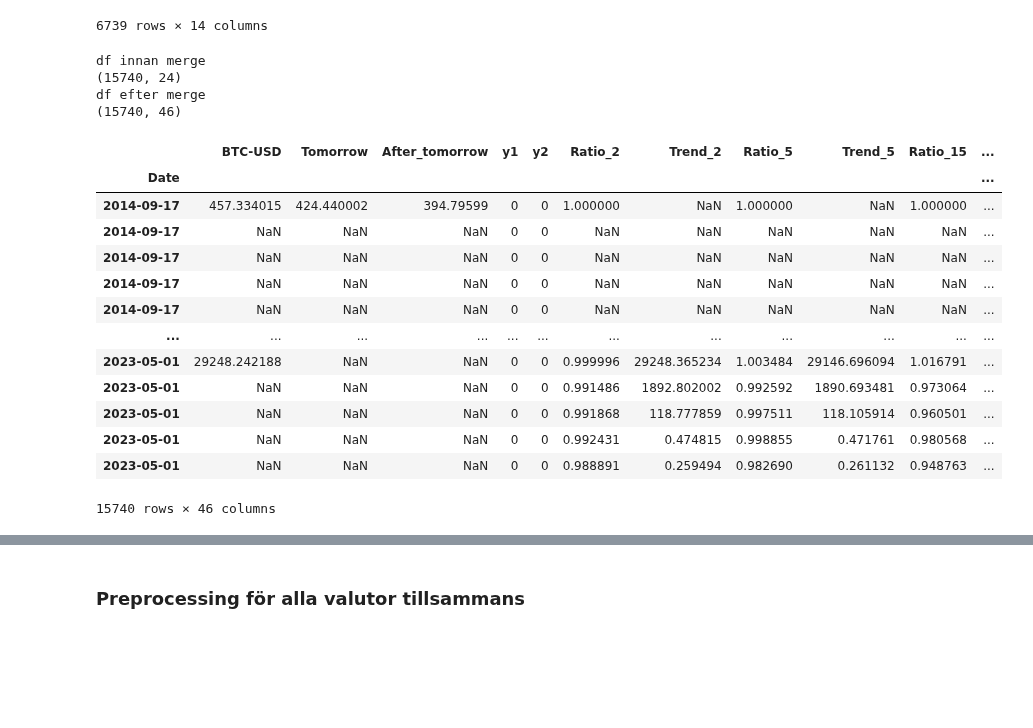
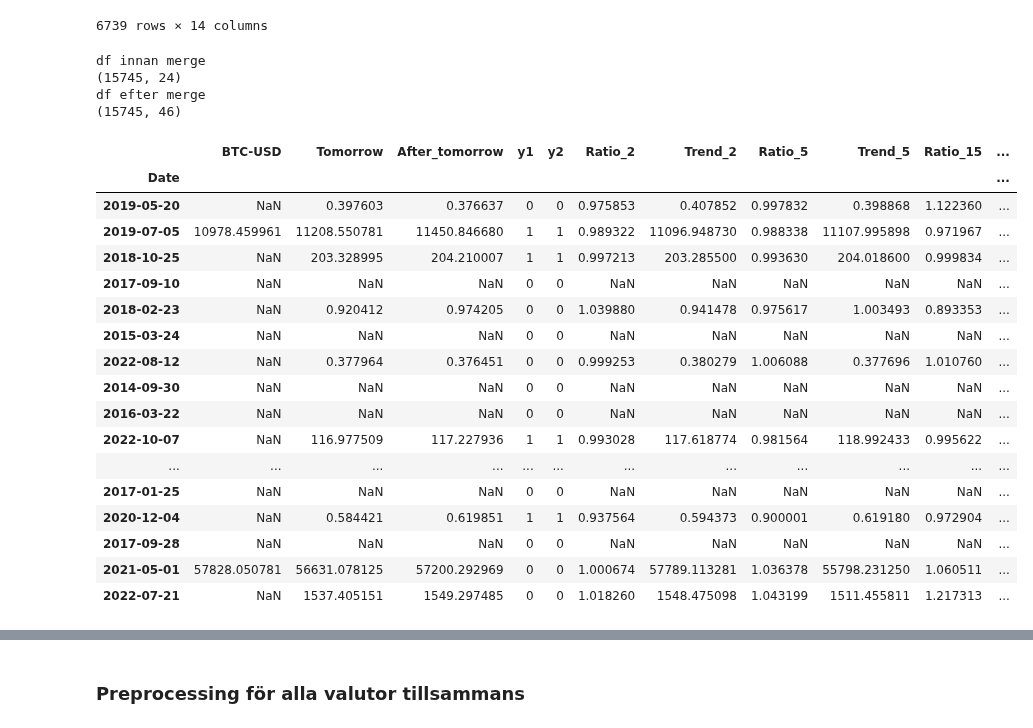
Before and after one commit to carokanns/the_new_Krypto, a Jupyter notebook: my_testa_modeller.ipynb, the cells around one changed output, grey strips where cells are left out. Saved outputs shown, nothing was run; the diff lists cells and outputs as text; code cells hidden in the pictures; blank space fills up the shorter version.

```diff
--- a/my_testa_modeller.ipynb
+++ b/my_testa_modeller.ipynb
@@ -242,13 +287,13 @@ def get_gold_data():
 
     # Behåll endast 'Close' priser och döp om kolumnen till 'GLD-USD'
     gld_data = gld_data[['Close']].rename(columns={'Close': 'GLD-USD'})
-    start = pd.to_datetime(str(gld_data.index[0]))
-    # print(start, type(start))
-    df_dates = pd.DataFrame(pd.date_range( start, pd.to_datetime('today').date()), columns=['Date'])
+
+    df_dates = pd.DataFrame(pd.date_range(start=gld_data.index[0], end=pd.to_datetime('today').date(), freq='D'), columns=['Date']) # type: ignore
+
     df_dates.set_index('Date', inplace=True)
     gld_data = df_dates.merge(gld_data, how='left', left_on='Date', right_index=True)
     # interpolating missing values
-    gld_data.interpolate(method='linear',inplace=True     )
+    gld_data.interpolate(method='linear',inplace=True)
     return gld_data
 
 df_gold = get_gold_data()
@@ -512,35 +554,39 @@ Name: Date, Length: 6739, dtype: int64
 # %%
 print('df innan merge')
 df=df.set_index('Date')
 print(df.shape)
-df=df.merge(df_inflations, left_index=True,
+df=df.merge(inflations, left_index=True,
           right_index=True, how='left')
 
 df = df.merge(df_gold, left_index=True,
            right_index=True, how='left')
 print('df efter merge')
 print(df.shape)
 # df_inflations.shape'
-df
+df.sample(20)
 # %% [output]
 df innan merge
-(15740, 24)
+(15745, 24)
 df efter merge
-(15740, 46)
+(15745, 46)
 |  | BTC-USD | Tomorrow | After_tomorrow | y1 | y2 | Ratio_2 | Trend_2 | Ratio_5 | Trend_5 | Ratio_15 | ... |
 | Date |  |  |  |  |  |  |  |  |  |  | ... |
-| 2014-09-17 | 457.334015 | 424.440002 | 394.79599 | 0 | 0 | 1.000000 | NaN | 1.000000 | NaN | 1.000000 | ... |
-| 2014-09-17 | NaN | NaN | NaN | 0 | 0 | NaN | NaN | NaN | NaN | NaN | ... |
-| 2014-09-17 | NaN | NaN | NaN | 0 | 0 | NaN | NaN | NaN | NaN | NaN | ... |
-| 2014-09-17 | NaN | NaN | NaN | 0 | 0 | NaN | NaN | NaN | NaN | NaN | ... |
-| 2014-09-17 | NaN | NaN | NaN | 0 | 0 | NaN | NaN | NaN | NaN | NaN | ... |
+| 2019-05-20 | NaN | 0.397603 | 0.376637 | 0 | 0 | 0.975853 | 0.407852 | 0.997832 | 0.398868 | 1.122360 | ... |
+| 2019-07-05 | 10978.459961 | 11208.550781 | 11450.846680 | 1 | 1 | 0.989322 | 11096.948730 | 0.988338 | 11107.995898 | 0.971967 | ... |
+| 2018-10-25 | NaN | 203.328995 | 204.210007 | 1 | 1 | 0.997213 | 203.285500 | 0.993630 | 204.018600 | 0.999834 | ... |
+| 2017-09-10 | NaN | NaN | NaN | 0 | 0 | NaN | NaN | NaN | NaN | NaN | ... |
+| 2018-02-23 | NaN | 0.920412 | 0.974205 | 0 | 0 | 1.039880 | 0.941478 | 0.975617 | 1.003493 | 0.893353 | ... |
+| 2015-03-24 | NaN | NaN | NaN | 0 | 0 | NaN | NaN | NaN | NaN | NaN | ... |
+| 2022-08-12 | NaN | 0.377964 | 0.376451 | 0 | 0 | 0.999253 | 0.380279 | 1.006088 | 0.377696 | 1.010760 | ... |
+| 2014-09-30 | NaN | NaN | NaN | 0 | 0 | NaN | NaN | NaN | NaN | NaN | ... |
+| 2016-03-22 | NaN | NaN | NaN | 0 | 0 | NaN | NaN | NaN | NaN | NaN | ... |
+| 2022-10-07 | NaN | 116.977509 | 117.227936 | 1 | 1 | 0.993028 | 117.618774 | 0.981564 | 118.992433 | 0.995622 | ... |
 | ... | ... | ... | ... | ... | ... | ... | ... | ... | ... | ... | ... |
-| 2023-05-01 | 29248.242188 | NaN | NaN | 0 | 0 | 0.999996 | 29248.365234 | 1.003484 | 29146.696094 | 1.016791 | ... |
-| 2023-05-01 | NaN | NaN | NaN | 0 | 0 | 0.991486 | 1892.802002 | 0.992592 | 1890.693481 | 0.973064 | ... |
-| 2023-05-01 | NaN | NaN | NaN | 0 | 0 | 0.991868 | 118.777859 | 0.997511 | 118.105914 | 0.960501 | ... |
-| 2023-05-01 | NaN | NaN | NaN | 0 | 0 | 0.992431 | 0.474815 | 0.998855 | 0.471761 | 0.980568 | ... |
-| 2023-05-01 | NaN | NaN | NaN | 0 | 0 | 0.988891 | 0.259494 | 0.982690 | 0.261132 | 0.948763 | ... |
+| 2017-01-25 | NaN | NaN | NaN | 0 | 0 | NaN | NaN | NaN | NaN | NaN | ... |
+| 2020-12-04 | NaN | 0.584421 | 0.619851 | 1 | 1 | 0.937564 | 0.594373 | 0.900001 | 0.619180 | 0.972904 | ... |
+| 2017-09-28 | NaN | NaN | NaN | 0 | 0 | NaN | NaN | NaN | NaN | NaN | ... |
+| 2021-05-01 | 57828.050781 | 56631.078125 | 57200.292969 | 0 | 0 | 1.000674 | 57789.113281 | 1.036378 | 55798.231250 | 1.060511 | ... |
+| 2022-07-21 | NaN | 1537.405151 | 1549.297485 | 0 | 0 | 1.018260 | 1548.475098 | 1.043199 | 1511.455811 | 1.217313 | ... |
-15740 rows × 46 columns
 # %%
 df.dropna(subset=['Tomorrow'], inplace=True)
 df.dropna(subset=[target], inplace=True)
```
Also changed, not shown: parts of 29 cells of this notebook, 5 other files.
